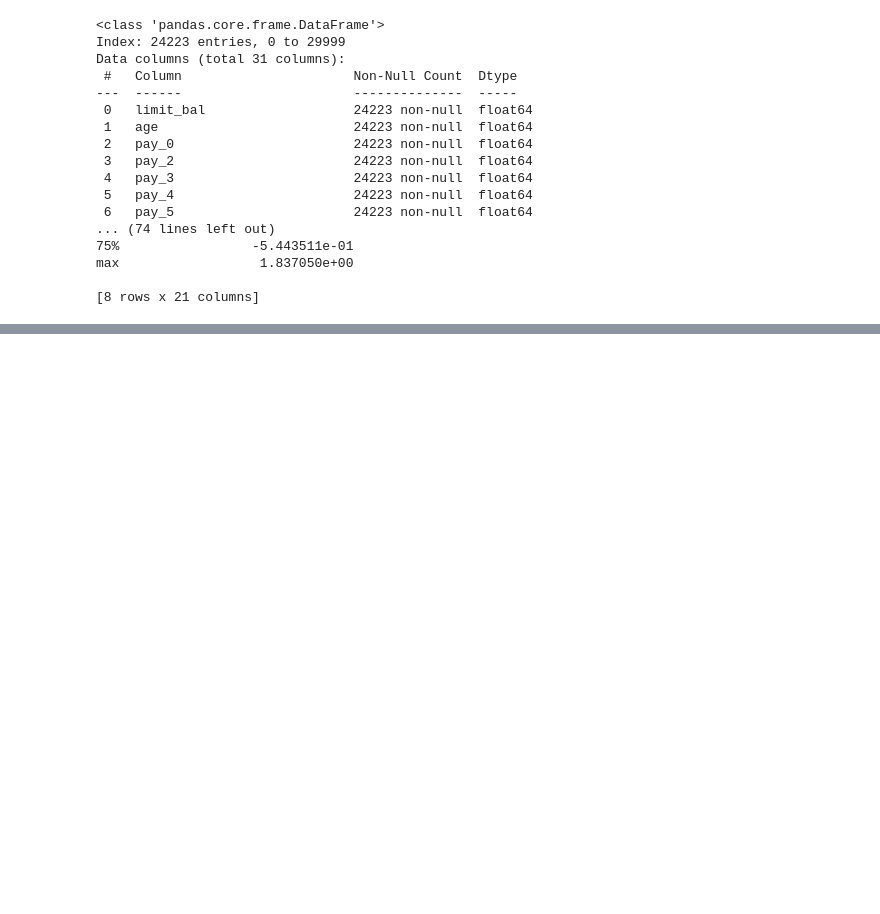
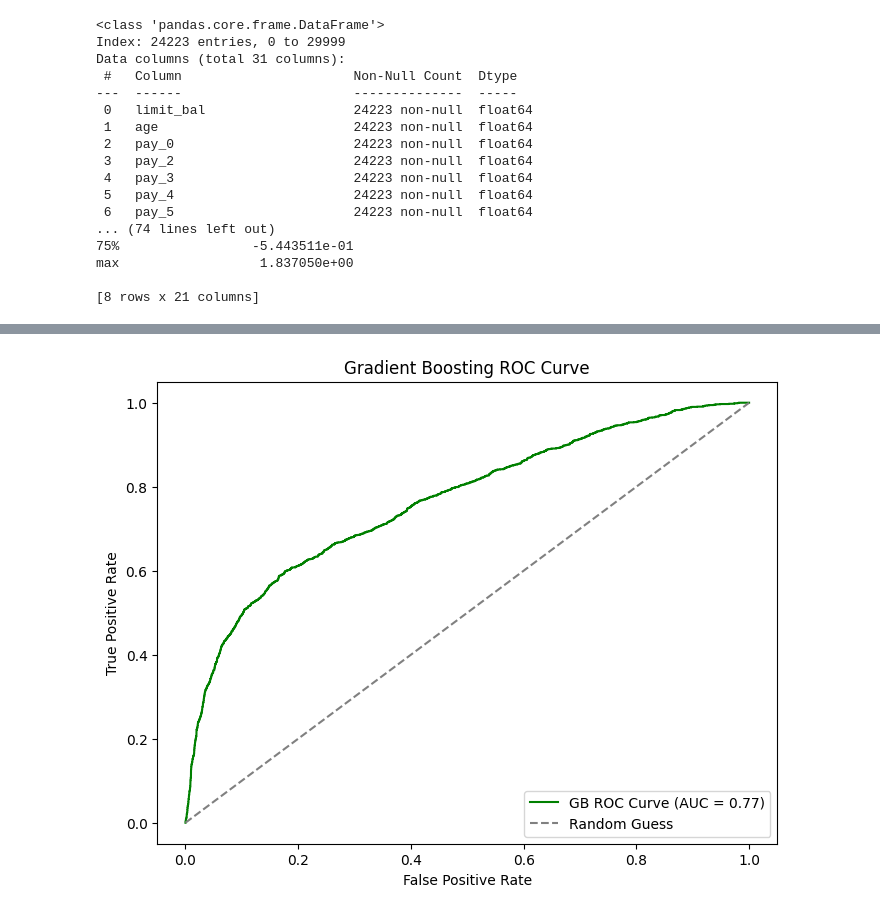
Before and after one commit to mahibahsaleh03/machine-learning-project, a Jupyter notebook: Preprocessing_and_Algorithm.ipynb, the cells around one changed output, grey strips where cells are left out. Drawn from its saved outputs; the diff is of its cells as text; code cells hidden in the pictures; blank space fills up the shorter version.

```diff
--- a/Preprocessing_and_Algorithm.ipynb
+++ b/Preprocessing_and_Algorithm.ipynb
@@ -217,0 +250,32 @@ plt.show()
+# %%
+# Gradient Boosting Implementation
+gb_model = GradientBoostingClassifier(random_state=42)
+gb_model.fit(X_train, y_train)
+
+y_pred_gb = gb_model.predict(X_test)
+y_pred_prob_gb = gb_model.predict_proba(X_test)
+
+accuracy_gb = accuracy_score(y_test, y_pred_gb)
+roc_auc_gb = roc_auc_score(y_test, y_pred_prob_gb[:, 1])
+
+print("\nGradient Boosting Metrics:")
+print("Accuracy:", accuracy_gb)
+print("ROC-AUC Score:", roc_auc_gb)
+
+print("Classification Report:\n", classification_report(y_test, y_pred_gb))
+
+# GB with SMOTE data augmentation
+model_smote = GradientBoostingClassifier(random_state=42)
+model_smote.fit(X_train_resampled, y_train_resampled)
+
+y_pred_smote_gb = model_smote.predict(X_test)
+y_pred_prob_smote_gb = model_smote.predict_proba(X_test)
+
+print("\nGradient Boosting Metrics with SMOTE:")
+accuracy_smote_gb = accuracy_score(y_test, y_pred_smote_gb)
+roc_auc_smote_gb = roc_auc_score(y_test, y_pred_prob_smote_gb[:,1])
+
+print("Accuracy:", accuracy_smote_gb)
+print("ROC-AUC Score:", roc_auc_smote_gb)
+
+print("Classification Report with SMOTE:\n", classification_report(y_test, y_pred_smote_gb))
@@ -217,0 +344,15 @@ plt.show()
+# %%
+#ROC Curve Visualization
+fpr, tpr, thresholds = roc_curve(y_test, y_pred_prob_smote_gb[:, 1])
+
+# Plot ROC curve
+plt.figure(figsize=(8, 6))
+plt.plot(fpr, tpr, color='green', label=f'GB ROC Curve (AUC = {roc_auc_smote_gb:.2f})')
+plt.plot([0, 1], [0, 1], color='gray', linestyle='--', label='Random Guess')
+plt.xlabel('False Positive Rate')
+plt.ylabel('True Positive Rate')
+plt.title('Gradient Boosting ROC Curve')
+plt.legend(loc='lower right')
+plt.show()
+# %% [output]
+[figure, added]
```
Also changed, not shown: parts of 12 cells of this notebook, 9 other files.
